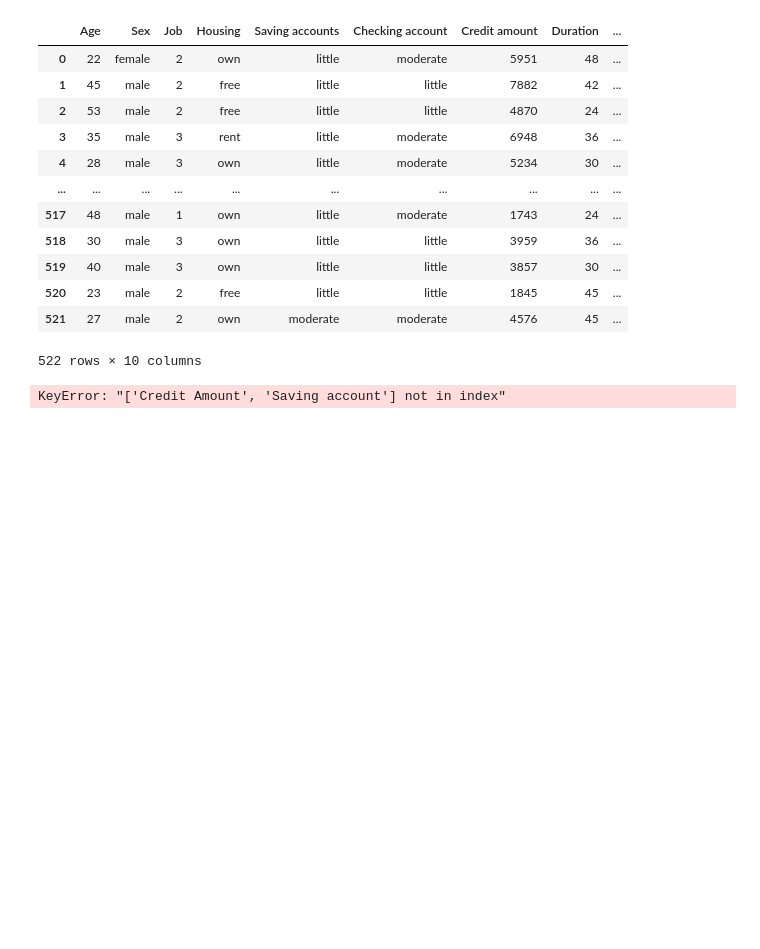
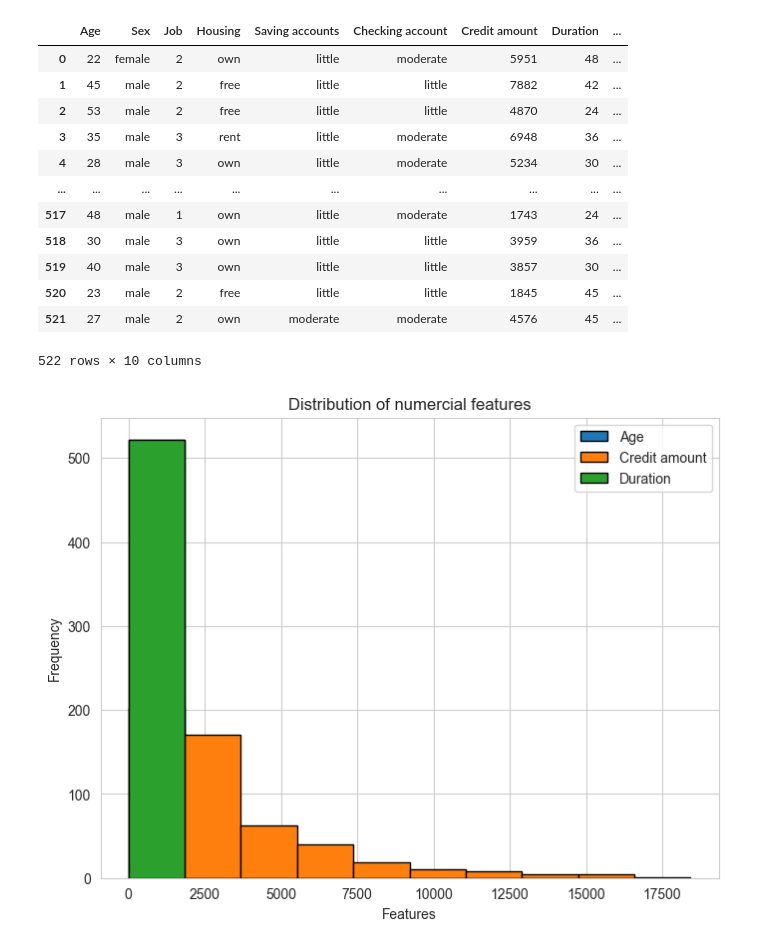
Before and after one commit to Vanshaj14Mohan/Credit-Card-Fraud-Detection-System, a Jupyter notebook: Files/main.ipynb, the cells around one changed output. Drawn from its saved outputs; the diff is of its cells as text; code cells hidden in the pictures; blank space fills up the shorter version.

```diff
--- a/Files/main.ipynb
+++ b/Files/main.ipynb
@@ -163,6 +163,10 @@ df
 | 521 | 27 | male | 2 | own | moderate | moderate | 4576 | 45 | ... |
 522 rows × 10 columns
 # %%
-# df[["Age", "Credit Amount", "Duration(bins=20, hcolor="black")
+df[["Age", "Credit amount", "Duration"]].plot(kind="hist", figsize=(8,6), bins=10, edgecolor="black")
+plt.title("Distribution of numercial features")
+plt.xlabel("Features")
+plt.ylabel("Frequency")
+plt.show()
 # %% [output]
-KeyError: "['Credit Amount', 'Saving account'] not in index"
+[figure, added]
```
